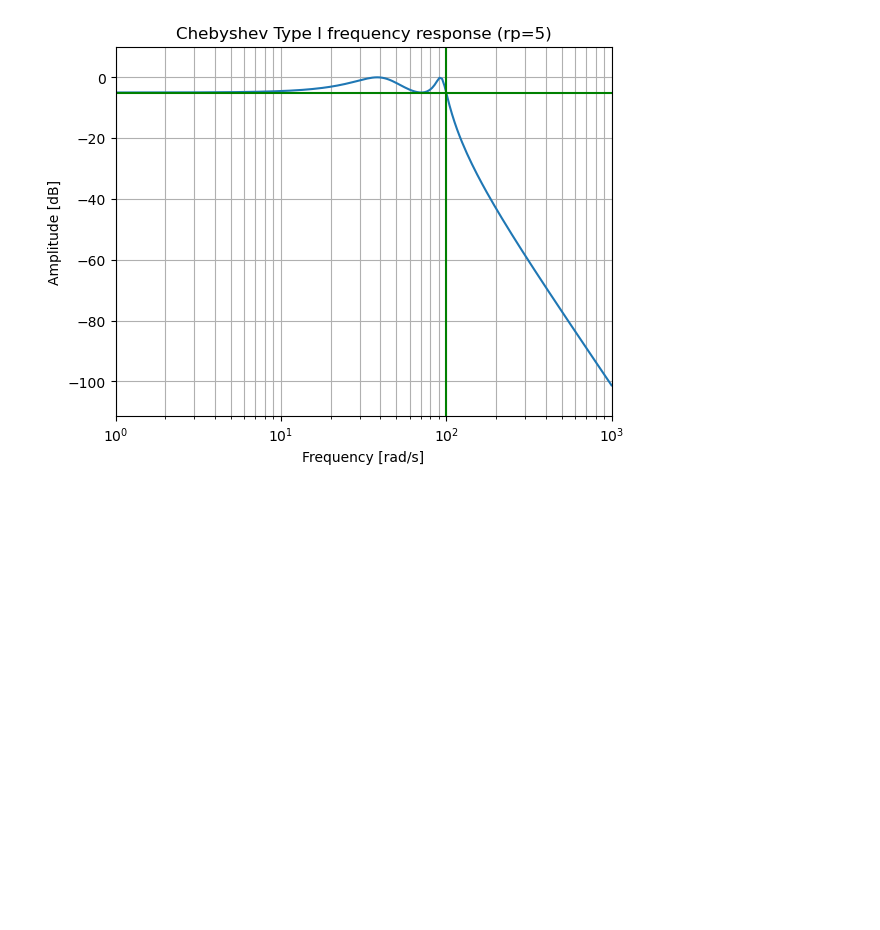
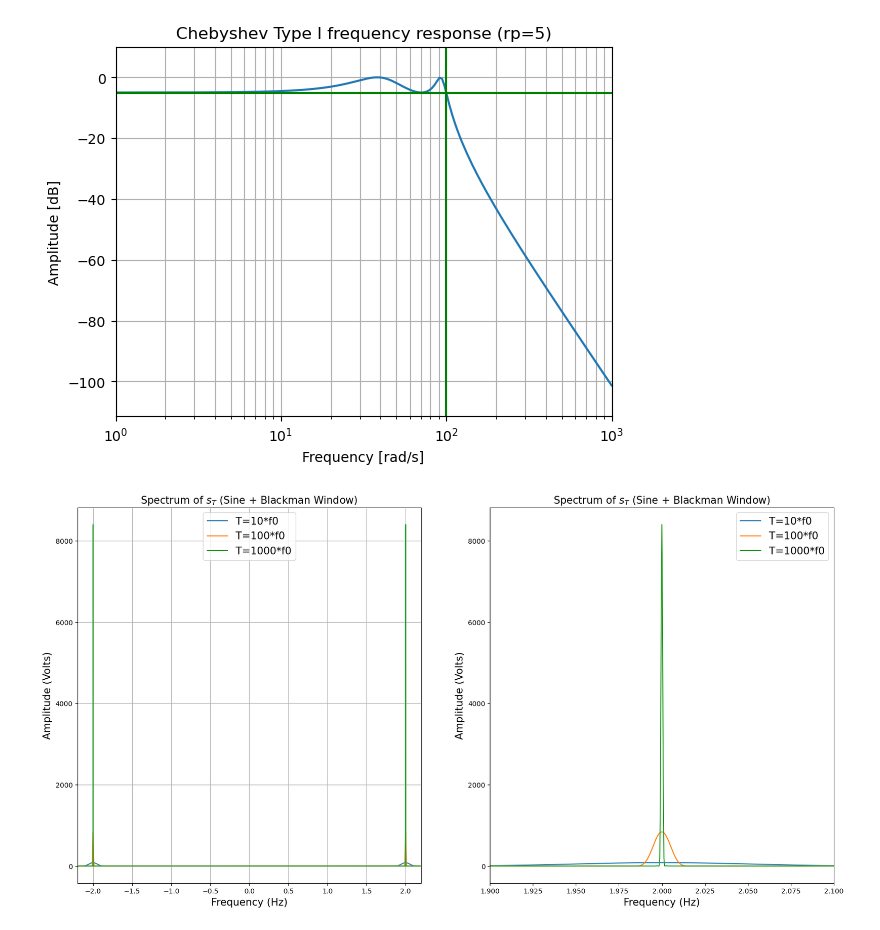
Before and after one commit to Coumess/lab_work_filter, a Jupyter notebook: [daleth]_[angely]_[coumes]_[filter].ipynb, the cells around one changed output. Saved outputs shown, nothing was run; the diff lists cells and outputs as text; code cells hidden in the pictures; blank space fills up the shorter version.

```diff
--- a/[daleth]_[angely]_[coumes]_[filter].ipynb
+++ b/[daleth]_[angely]_[coumes]_[filter].ipynb
@@ -51,3 +51,49 @@ plt.axhline(-5, color='green') # rp
 plt.show()
 # %% [output]
 [figure]
+# %%
+import numpy as np
+import matplotlib.pyplot as plt
+from scipy import signal
+from scipy.fft import fft, fftshift, fftfreq
+
+A=[10,100,1000]
+fig,ax=plt.subplots(1,2,figsize=(20, 10))
+for a in A:
+    # Paramètres
+    f0 = 2.0        # Fréquence du sinus
+    fs = 20.0       # Fréquence d'échantillonnage (élevée pour voir le spectre)
+    T = a*f0        # Durée de la fenêtre
+    N = int(T * fs) # Nombre de points
+
+    # 1. Création du temps et du sinus
+    t = np.linspace(-T/2, T/2, N, endpoint=False)
+    sine = np.sin(2 * np.pi * f0 * t)
+
+    # 2. Application de la fenêtre Pi_T (Rectangulaire)
+    window = signal.windows.blackman(N)
+    s_T = sine * window
+
+    # 3. Analyse fréquentielle
+    yf = fftshift(fft(s_T, n=50000)) # Padding pour une meilleure résolution
+    xf = fftshift(fftfreq(50000, 1/fs))
+
+    # Visualisation
+
+    ax[0].plot(xf, np.abs(yf), label=f'T={a}*f0')
+    ax[1].plot(xf, np.abs(yf), label=f'T={a}*f0')
+ax[0].set_title(f"Spectrum of $s_T$ (Sine + Blackman Window)",fontsize=15)
+ax[1].set_title(f"Spectrum of $s_T$ (Sine + Blackman Window)",fontsize=15)
+ax[0].set_xlabel("Frequency (Hz)",fontsize=15)
+ax[1].set_xlabel("Frequency (Hz)",fontsize=15)
+ax[0].set_ylabel("Amplitude (Volts)",fontsize=15)
+ax[1].set_ylabel("Amplitude (Volts)",fontsize=15)
+ax[0].set_xlim(-2.2, 2.2) # Zoom sur la zone utile
+ax[1].set_xlim(1.9, 2.1) # Zoom sur la zone utile
+ax[0].grid()
+ax[1].grid
+ax[0].legend(fontsize=15)
+ax[1].legend(fontsize=15)
+plt.show()
+# %% [output]
+[figure, added]
```
Also changed, not shown: parts of 1 cell of this notebook.
